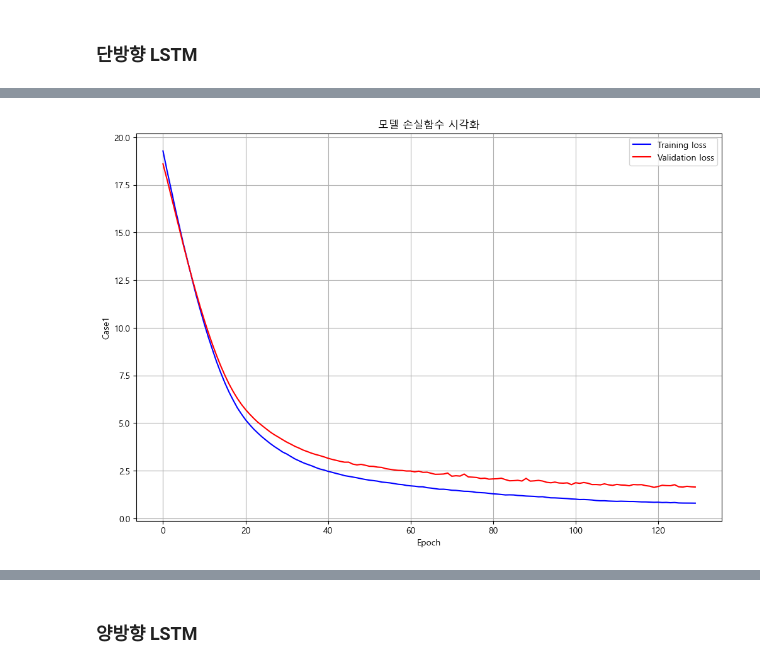
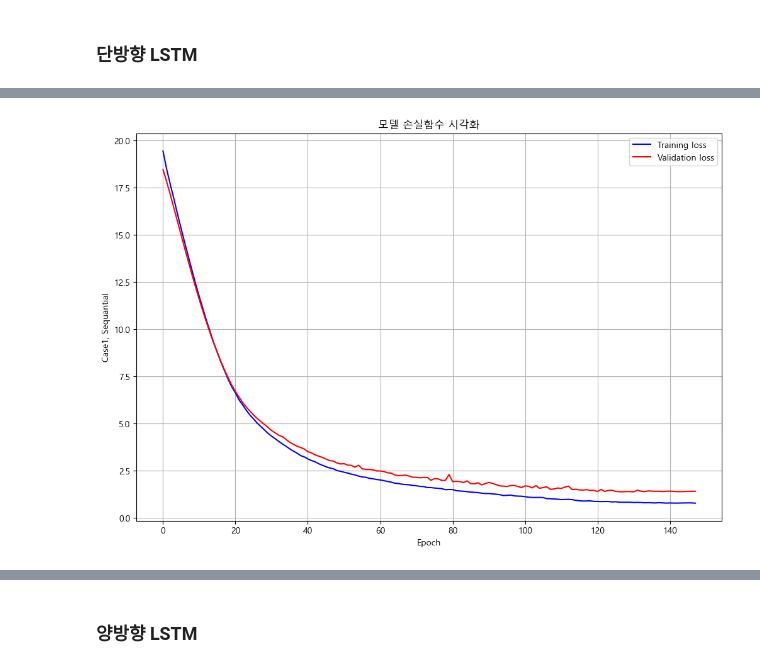
Before and after one commit to LeeShawnhun/sealab_contest, a Jupyter notebook: main.ipynb, the cells around one changed output, grey strips where cells are left out. Drawn from its saved outputs; the diff is of its cells as text; code cells hidden in the pictures.

```diff
--- a/main.ipynb
+++ b/main.ipynb
@@ -17,5 +17,8 @@ import tensorflow as tf
 import warnings
 
 warnings.filterwarnings("ignore")
+
+plt.rcParams['font.family'] ='Malgun Gothic'
+plt.rcParams['axes.unicode_minus'] = False
 # %% [markdown]
 # 종속변수(SCTR) 전처리
@@ -269,14 +280,0 @@ len(case1_dts)
-# %%
-# 학습(0.7) - 평가(0.2) - 검증(0.1) 데이터 분리
-TRAIN_SPLIT = int(len(case1_dts) * 0.7)
-TEST_SPLIT = int(len(case1_dts) * 0.2)
-
-BATCH_SIZE = 16
-EPOCHS = 200
-
-# 12개월 학습 - 12개월 예측
-past_history = 12
-future_target = 12
-STEP = 1
-
-tf.random.set_seed(13)
@@ -354,35 +331,35 @@ optimizer = Adam(learning_rate=initial_lr)
 lr_restart = ReduceLROnPlateau(monitor='val_loss', factor=0.5, patience=5, verbose=1, min_lr=1e-6)
 
 # EarlyStopping
-early_stop = EarlyStopping(monitor='val_loss', patience=10, restore_best_weights=True)
+early_stop = EarlyStopping(monitor='val_loss', patience=20, restore_best_weights=True)
 
-multi_step_model = Sequential()
+case1_lstm_uni = Sequential()
 
-multi_step_model.add(LSTM(128, return_sequences=True,
+case1_lstm_uni.add(LSTM(128, return_sequences=True,
                           kernel_regularizer=l1_l2(l1=0.005, l2=0.005),
                           bias_regularizer=l1_l2(l1=0.005, l2=0.005),
                           input_shape=x_train_multi.shape[-2:]))
-multi_step_model.add(BatchNormalization())
-multi_step_model.add(Dropout(0.3))
+case1_lstm_uni.add(BatchNormalization())
+case1_lstm_uni.add(Dropout(0.3))
 
-multi_step_model.add(LSTM(64, return_sequences=True,
+case1_lstm_uni.add(LSTM(64, return_sequences=True,
                           kernel_regularizer=l1_l2(l1=0.005, l2=0.005),
                           bias_regularizer=l1_l2(l1=0.005, l2=0.005)))
-multi_step_model.add(BatchNormalization())
-multi_step_model.add(Dropout(0.3))
+case1_lstm_uni.add(BatchNormalization())
+case1_lstm_uni.add(Dropout(0.3))
 
-multi_step_model.add(LSTM(32, activation='relu',
+case1_lstm_uni.add(LSTM(32, activation='relu',
                           kernel_regularizer=l1_l2(l1=0.005, l2=0.005),
                           bias_regularizer=l1_l2(l1=0.005, l2=0.005)))
-multi_step_model.add(BatchNormalization())
-multi_step_model.add(Dropout(0.3))
+case1_lstm_uni.add(BatchNormalization())
+case1_lstm_uni.add(Dropout(0.3))
 
-multi_step_model.add(Dense(24, activation='relu'))
-multi_step_model.add(Dense(12))
+case1_lstm_uni.add(Dense(24, activation='relu'))
+case1_lstm_uni.add(Dense(12))
 
-multi_step_model.compile(optimizer=optimizer, loss='mse')
+case1_lstm_uni.compile(optimizer=optimizer, loss='mse')
 
-multi_step_history = multi_step_model.fit(
+case1_lstm_uni_history = case1_lstm_uni.fit(
     train_data_multi,
     epochs = EPOCHS,
     steps_per_epoch = x_train_multi.shape[0] // BATCH_SIZE,
@@ -393,6 +370,6 @@ multi_step_history = multi_step_model.fit(
         early_stop
     ])
 
-plot_train_history(multi_step_history, "Case1, Sequantial")
+plot_train_history(case1_lstm_uni_history, "Case1, Sequantial")
 # %% [output]
 Epoch 1/200
@@ -415,2 +392,2 @@ Epoch 130: ReduceLROnPlateau reducing learning rate to 6.25000029685907e-05.
-[figure, old version]
+[figure, new version]
 # %%
```
Also changed, not shown: parts of 52 cells of this notebook.
